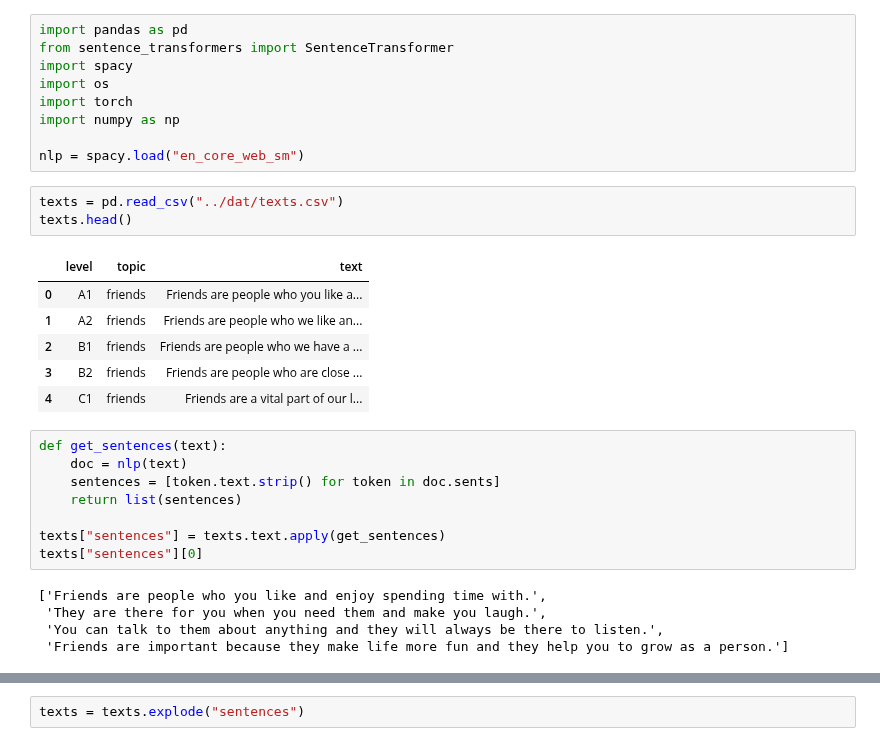
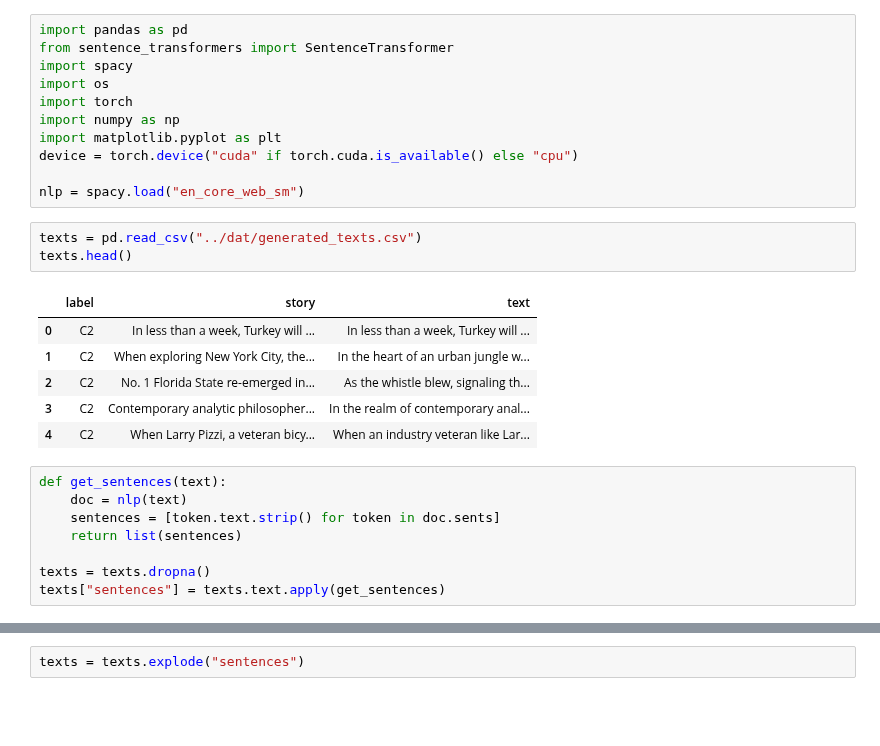
Before and after one commit to dominikglandorf/LLM-grammar, a Jupyter notebook: exp/009_text_classification.ipynb, the cells around one changed output, grey strips where cells are left out. Saved outputs shown, nothing was run; the diff lists cells and outputs as text; blank space fills up the shorter version.

Commit message:
generate and classify texts

```diff
--- a/exp/009_text_classification.ipynb
+++ b/exp/009_text_classification.ipynb
@@ -5,28 +5,25 @@ import spacy
 import os
 import torch
 import numpy as np
+import matplotlib.pyplot as plt
+device = torch.device("cuda" if torch.cuda.is_available() else "cpu")
 
 nlp = spacy.load("en_core_web_sm")
 # %%
-texts = pd.read_csv("../dat/texts.csv")
+texts = pd.read_csv("../dat/generated_texts.csv")
 texts.head()
 # %% [output]
-|  | level | topic | text |
-| 0 | A1 | friends | Friends are people who you like a... |
-| 1 | A2 | friends | Friends are people who we like an... |
-| 2 | B1 | friends | Friends are people who we have a ... |
-| 3 | B2 | friends | Friends are people who are close ... |
-| 4 | C1 | friends | Friends are a vital part of our l... |
+|  | label | story | text |
+| 0 | C2 | In less than a week, Turkey will ... | In less than a week, Turkey will ... |
+| 1 | C2 | When exploring New York City, the... | In the heart of an urban jungle w... |
+| 2 | C2 | No. 1 Florida State re-emerged in... | As the whistle blew, signaling th... |
+| 3 | C2 | Contemporary analytic philosopher... | In the realm of contemporary anal... |
+| 4 | C2 | ﻿When Larry Pizzi, a veteran bicy... | When an industry veteran like Lar... |
 # %%
 def get_sentences(text):
     doc = nlp(text)
     sentences = [token.text.strip() for token in doc.sents]
     return list(sentences)
 
+texts = texts.dropna()
 texts["sentences"] = texts.text.apply(get_sentences)
-texts["sentences"][0]
-# %% [output]
-['Friends are people who you like and enjoy spending time with.',
- 'They are there for you when you need them and make you laugh.',
- 'You can talk to them about anything and they will always be there to listen.',
- 'Friends are important because they make life more fun and they help you to grow as a person.']
```
Also changed, not shown: parts of 9 cells of this notebook, 8 other files.
